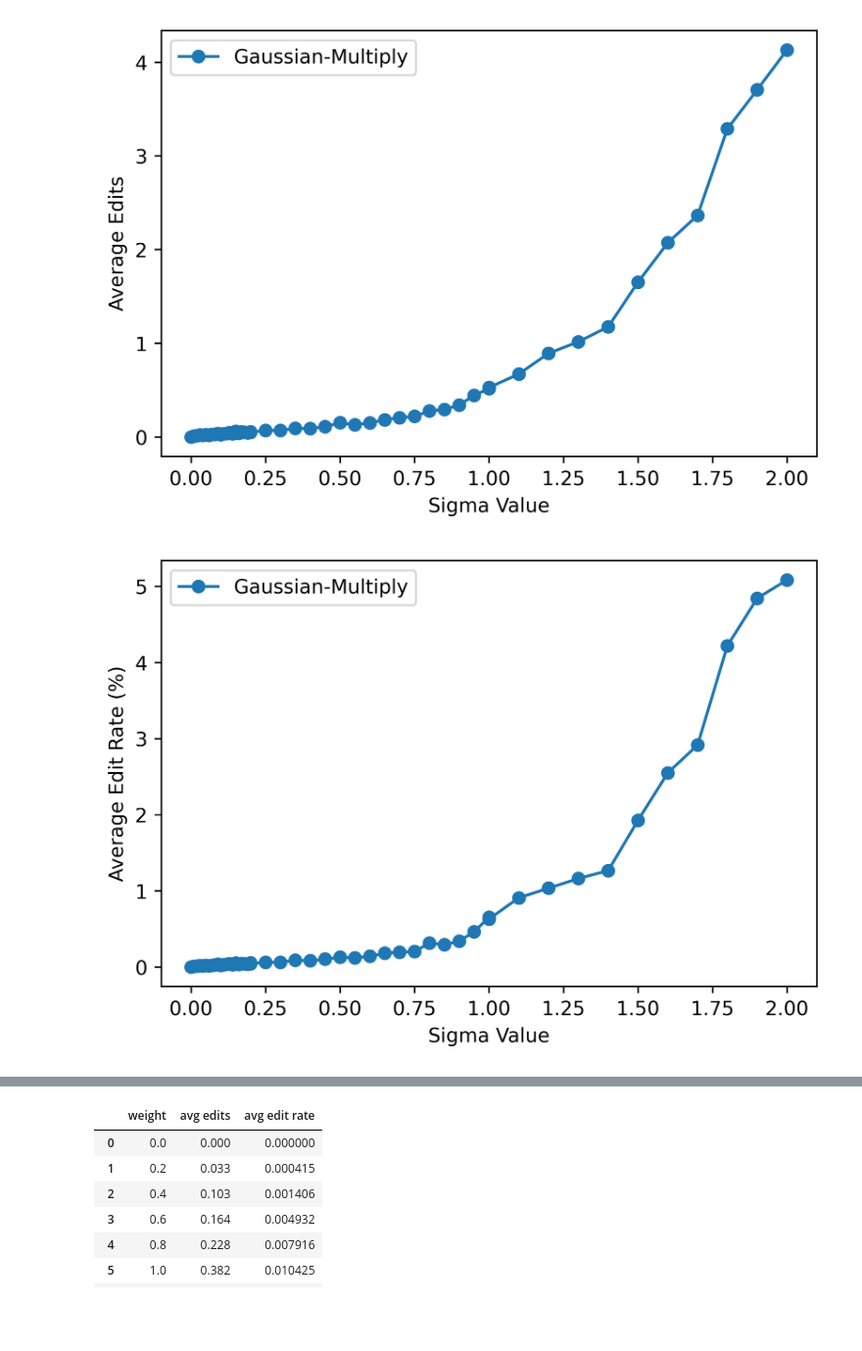
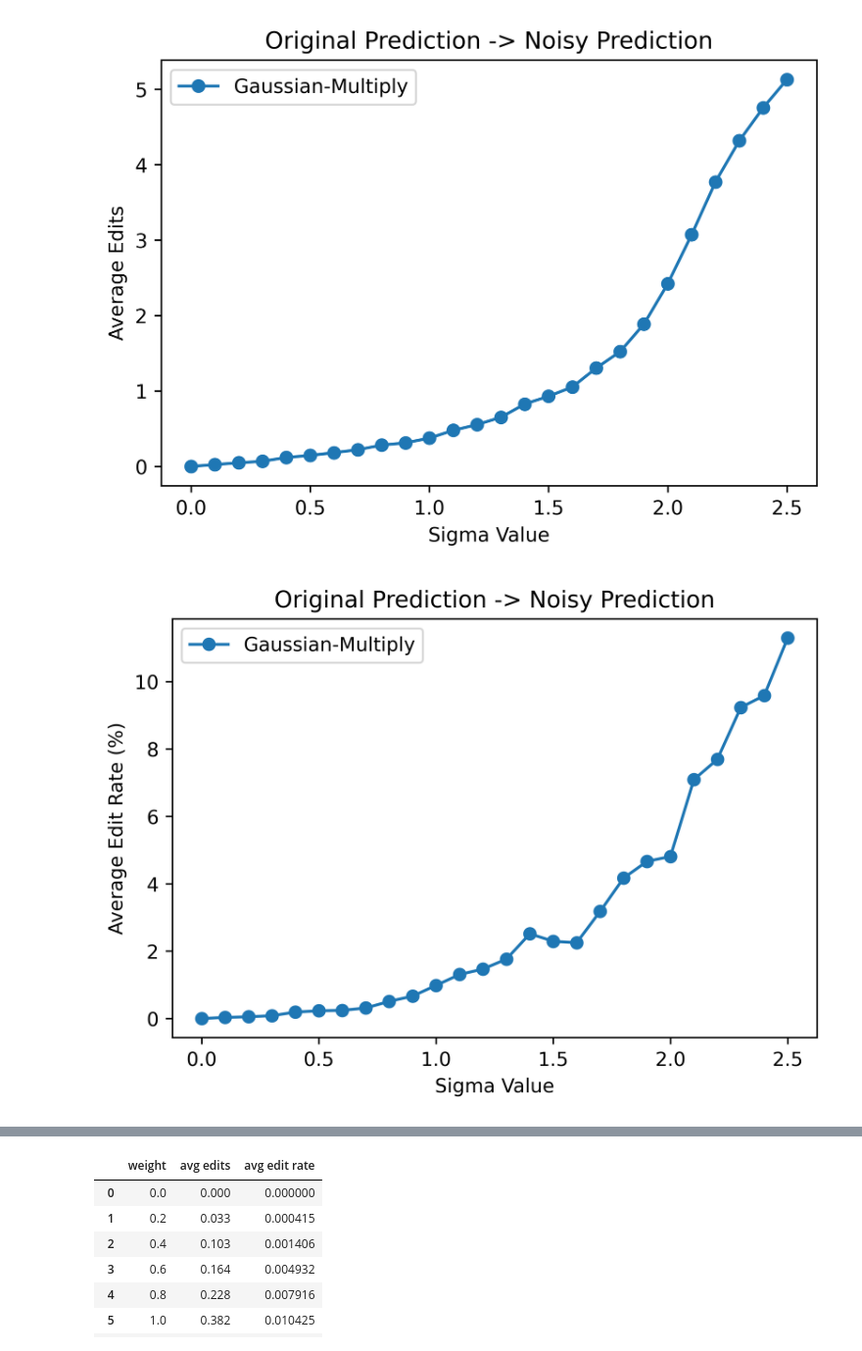
Before and after one commit to YufanWangYuki/NoiseGram, a Jupyter notebook: plot.ipynb, the cells around one changed output, grey strips where cells are left out. Shown at 98% size. Cells and saved outputs as stored; diff of their text form; code cells hidden in the pictures; blank space fills up the shorter version.

```diff
--- a/plot.ipynb
+++ b/plot.ipynb
@@ -3,7 +3,7 @@ import numpy as np
 import matplotlib.pyplot as plt
 import pandas as pd
 # %%
-txt_file = '/Users/yufanwang/Desktop/Study/Project/NoiseGram/results/count.txt'
+txt_file = '/Users/yufanwang/Desktop/Study/Project/NoiseGram/results/count_orig.txt'
 # %%
 weight = []
 avg_count = []
@@ -13,10 +13,11 @@ f = open(txt_file)               # 返回一个文件对象
 lines = f.readlines()               # 调用文件的 readline()方法
 for item in lines:
     value = item.split('/')
-#     print(value[11][19:])
-    weight.append(float(value[11][19:]))
+#     print(value)
+    print(value[11])
+    weight.append((value[11][19:]))
     sub_value = value[12].split(' ')
 #     print(sub_value)
-    avg_count.append(int(sub_value[1])/1000)
-    avg_edit_rate.append(float(sub_value[2][:-2])/1000)
-#     align.append(value[4])
+    avg_count.append(int(sub_value[1])/2755)
+    avg_edit_rate.append(float(sub_value[2][:-2])/2755)
+# #     align.append(value[4])
@@ -46,0 +137,19 @@ df
+# %%
+txt_file = '/Users/yufanwang/Desktop/Study/Project/NoiseGram/results/count_noise.txt'
+
+weight = []
+avg_count = []
+avg_edit_rate = []
+
+f = open(txt_file)               # 返回一个文件对象
+lines = f.readlines()               # 调用文件的 readline()方法
+for item in lines[2::3]:
+    value = item.split('/')
+#     print(value)
+    print(value[11][19:])
+    weight.append(float(value[11][19:]))
+    sub_value = value[12].split(' ')
+#     print(sub_value)
+    avg_count.append(int(sub_value[1])/2755)
+    avg_edit_rate.append(float(sub_value[2][:-2])/2755)
+# # #     align.append(value[4])
@@ -46,0 +174,6 @@ df
+# %%
+data = {'weight':weight,
+       'avg edits':avg_count,
+       'avg edit rate':avg_edit_rate}
+df_noise = pd.DataFrame(data)
+df_noise
@@ -47,22 +198,22 @@ df
 # %%
 import matplotlib.pyplot as plt
-# from matplotlib.pyplot import MultipleLocator
+from matplotlib.pyplot import MultipleLocator
 
 x_major_locator=MultipleLocator(1)
 
 fig, ax = plt.subplots(dpi=600)
 
-ax.plot(df['weight'], df['avg edits'], marker='o',label='Gaussian-Multiply') # 作y1 = x 图，并标记此线名为linear
+ax.plot(df_noise['weight'], df_noise['avg edits'], marker='o',label='Gaussian-Multiply') # 作y1 = x 图，并标记此线名为linear
 
 ax.set_xlabel('Sigma Value') #设置x轴名称 x label
 ax.set_ylabel('Average Edits') #设置y轴名称 y label
-# ax.set_title('Simple Plot') #设置图名为Simple Plot
+ax.set_title('Original Prediction -> Noisy Prediction') #设置图名为Simple Plot
 ax.legend() #自动检测要在图例中显示的元素，并且显示
 # plt.xlim((0, 15))
 # ax.xaxis.set_major_locator(x_major_locator)
 plt.show() #图形可视化
 # %% [output]
-[figure, old version]
+[figure, new version]
 # %%
 import matplotlib.pyplot as plt
 # from matplotlib.pyplot import MultipleLocator
@@ -71,14 +222,14 @@ x_major_locator=MultipleLocator(1)
 
 fig, ax = plt.subplots(dpi=600)
 
-ax.plot(df['weight'], df['avg edit rate']*100, marker='o',label='Gaussian-Multiply') # 作y1 = x 图，并标记此线名为linear
+ax.plot(df_noise['weight'], df_noise['avg edit rate']*100, marker='o',label='Gaussian-Multiply') # 作y1 = x 图，并标记此线名为linear
 
 ax.set_xlabel('Sigma Value') #设置x轴名称 x label
 ax.set_ylabel('Average Edit Rate (%)') #设置y轴名称 y label
-# ax.set_title('Simple Plot') #设置图名为Simple Plot
+ax.set_title('Original Prediction -> Noisy Prediction') #设置图名为Simple Plot
 ax.legend() #自动检测要在图例中显示的元素，并且显示
 # plt.xlim((0, 15))
 # ax.xaxis.set_major_locator(x_major_locator)
 plt.show() #图形可视化
 # %% [output]
-[figure, old version]
+[figure, new version]
```
Also changed, not shown: parts of 10 cells of this notebook, 4 other files.
